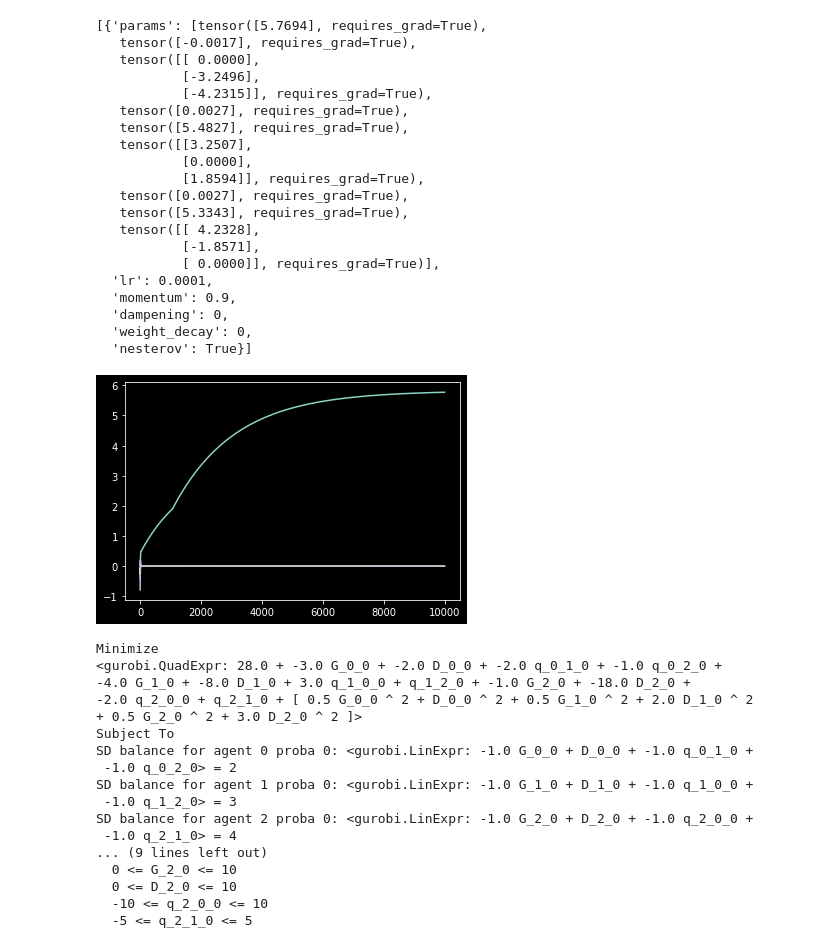
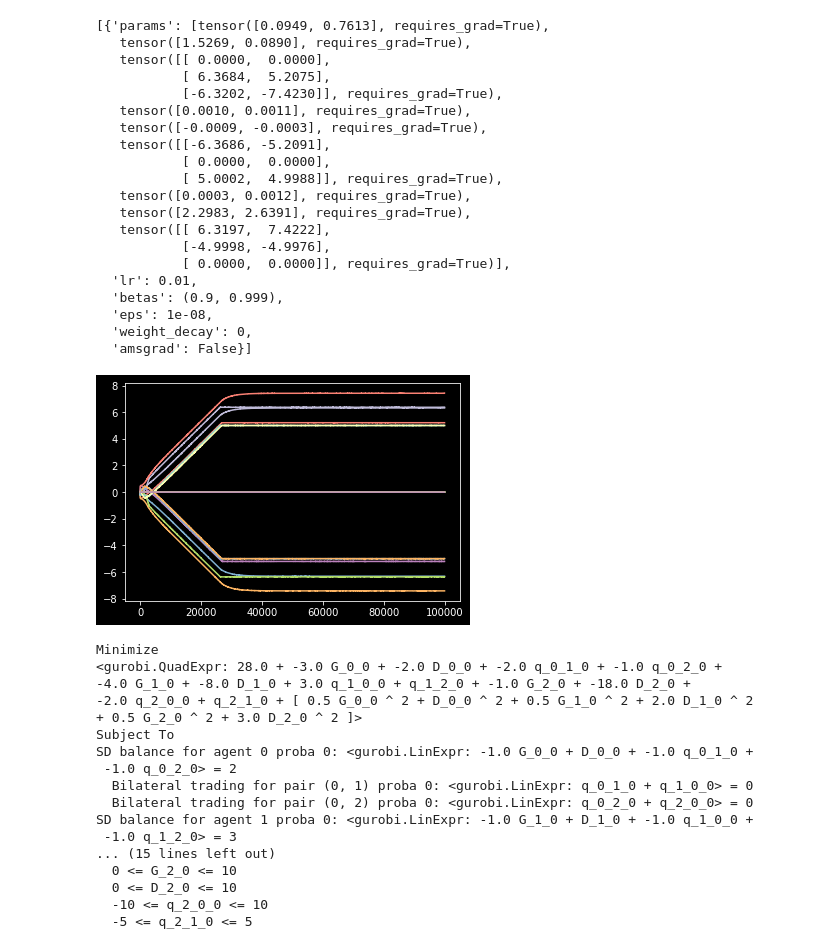
Before and after one commit to ishilov/risk_paper, a Jupyter notebook: notebooks/practice.ipynb, the cells around one changed output. Saved outputs shown, nothing was run; the diff lists cells and outputs as text; code cells hidden in the pictures.

Commit message:
success on pytorch grad for initial problem

```diff
--- a/notebooks/practice.ipynb
+++ b/notebooks/practice.ipynb
@@ -19,13 +19,13 @@ Kappa = [[0.0, 10.0, 10.0],
             [10.0, 0.0, 5.0],
             [10.0, 5.0, 0.0]]
 
-Cost = [[0.0, 1.0, 1.0],
+Cost = [[0.0, -1.0, 1.0],
         [3.0, 0.0, 1.0],
         [2.0, 1.0, 0.0]]
 
-#probabilities = [0.5, 0.5]
+probabilities = [0.5, 0.5]
 
-probabilities = [1]
+#probabilities = [1]
 connection_matrix = [[0,1,1],[1,0,1],[1,1,0]]
 # %%
 import random
@@ -142,6 +142,6 @@ Optimal objective 2.67348919e+01
 # %%
-lr = 1e-4
-rho = 700
+lr = 1e-2
+rho = 1500
 
 vars = []
 with torch.no_grad():
@@ -150,9 +150,9 @@ with torch.no_grad():
 
 #torch.autograd.set_detect_anomaly(True)
 
-optimizer = optim.SGD(vars, lr = lr, momentum=0.9, nesterov=True)
+optimizer = optim.Adam(vars, lr = lr)
 
-for i in range(10000):
+for i in range(100000):
     for agent in agents:
 
         utility = BasicFunctions.utility(agent)
@@ -230,32 +235,33 @@ model_1.getVars()
 # %%
 optimizer.param_groups
 # %% [output]
-[{'params': [tensor([5.7694], requires_grad=True),
-   tensor([-0.0017], requires_grad=True),
-   tensor([[ 0.0000],
-           [-3.2496],
-           [-4.2315]], requires_grad=True),
-   tensor([0.0027], requires_grad=True),
-   tensor([5.4827], requires_grad=True),
-   tensor([[3.2507],
-           [0.0000],
-           [1.8594]], requires_grad=True),
-   tensor([0.0027], requires_grad=True),
-   tensor([5.3343], requires_grad=True),
-   tensor([[ 4.2328],
-           [-1.8571],
-           [ 0.0000]], requires_grad=True)],
-  'lr': 0.0001,
-  'momentum': 0.9,
-  'dampening': 0,
+[{'params': [tensor([0.0949, 0.7613], requires_grad=True),
+   tensor([1.5269, 0.0890], requires_grad=True),
+   tensor([[ 0.0000,  0.0000],
+           [ 6.3684,  5.2075],
+           [-6.3202, -7.4230]], requires_grad=True),
+   tensor([0.0010, 0.0011], requires_grad=True),
+   tensor([-0.0009, -0.0003], requires_grad=True),
+   tensor([[-6.3686, -5.2091],
+           [ 0.0000,  0.0000],
+           [ 5.0002,  4.9988]], requires_grad=True),
+   tensor([0.0003, 0.0012], requires_grad=True),
+   tensor([2.2983, 2.6391], requires_grad=True),
+   tensor([[ 6.3197,  7.4222],
+           [-4.9998, -4.9976],
+           [ 0.0000,  0.0000]], requires_grad=True)],
+  'lr': 0.01,
+  'betas': (0.9, 0.999),
+  'eps': 1e-08,
   'weight_decay': 0,
-  'nesterov': True}]
+  'amsgrad': False}]
 # %%
 for agent in agents:
-    for proba in agent.probabilities_ind:
-        plt.plot(agent.plot_g[proba])
+    for agent_2 in agents:
+        for proba in agent.probabilities_ind:
+            plt.plot(agent.plot_q[agent_2.id][proba])
 # %% [output]
-[figure, old version]
+[figure, new version]
 # %%
 A_tilde = [1, 2, 3]
 B_tilde = [4, 5, 6]
@@ -330,11 +336,11 @@ Minimize
 Subject To
 SD balance for agent 0 proba 0: <gurobi.LinExpr: -1.0 G_0_0 + D_0_0 + -1.0 q_0_1_0 +
  -1.0 q_0_2_0> = 2
+  Bilateral trading for pair (0, 1) proba 0: <gurobi.LinExpr: q_0_1_0 + q_1_0_0> = 0
+  Bilateral trading for pair (0, 2) proba 0: <gurobi.LinExpr: q_0_2_0 + q_2_0_0> = 0
 SD balance for agent 1 proba 0: <gurobi.LinExpr: -1.0 G_1_0 + D_1_0 + -1.0 q_1_0_0 +
  -1.0 q_1_2_0> = 3
-SD balance for agent 2 proba 0: <gurobi.LinExpr: -1.0 G_2_0 + D_2_0 + -1.0 q_2_0_0 +
- -1.0 q_2_1_0> = 4
-... (9 lines left out)
+... (15 lines left out)
   0 <= G_2_0 <= 10
   0 <= D_2_0 <= 10
   -10 <= q_2_0_0 <= 10
```
Also changed, not shown: parts of 12 cells of this notebook.
